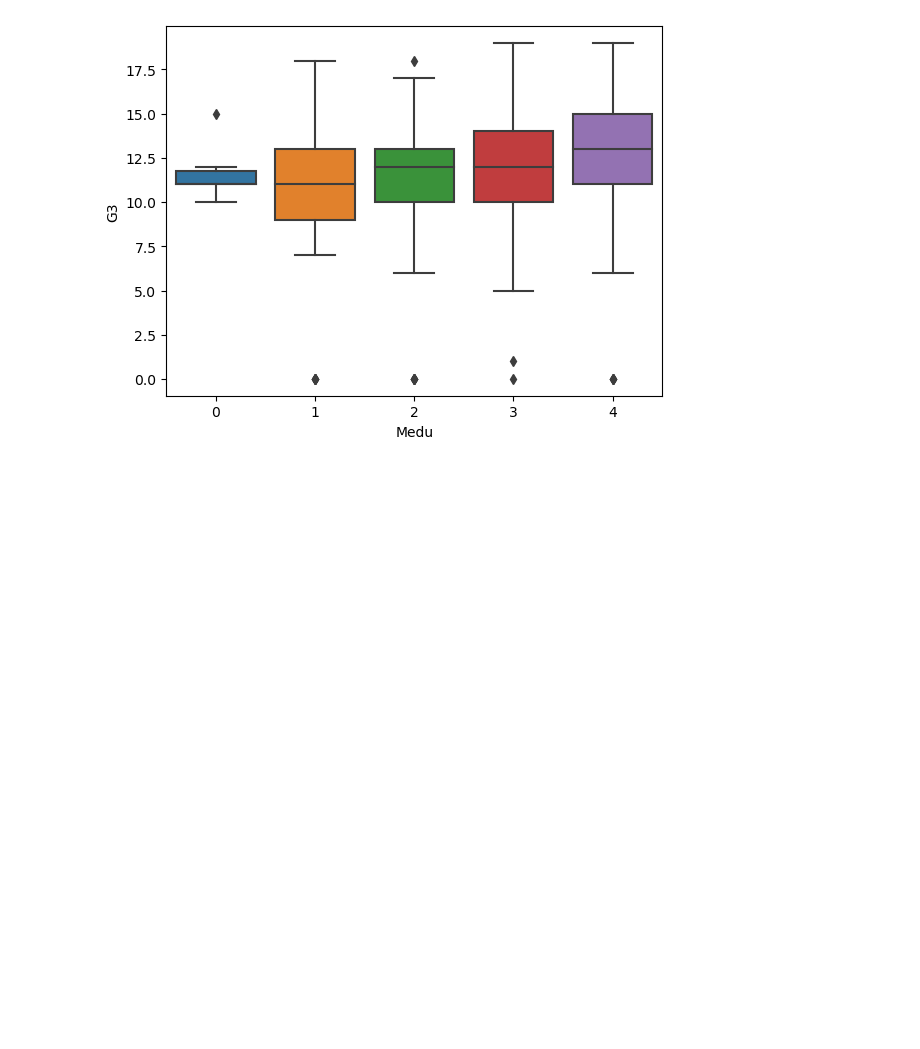
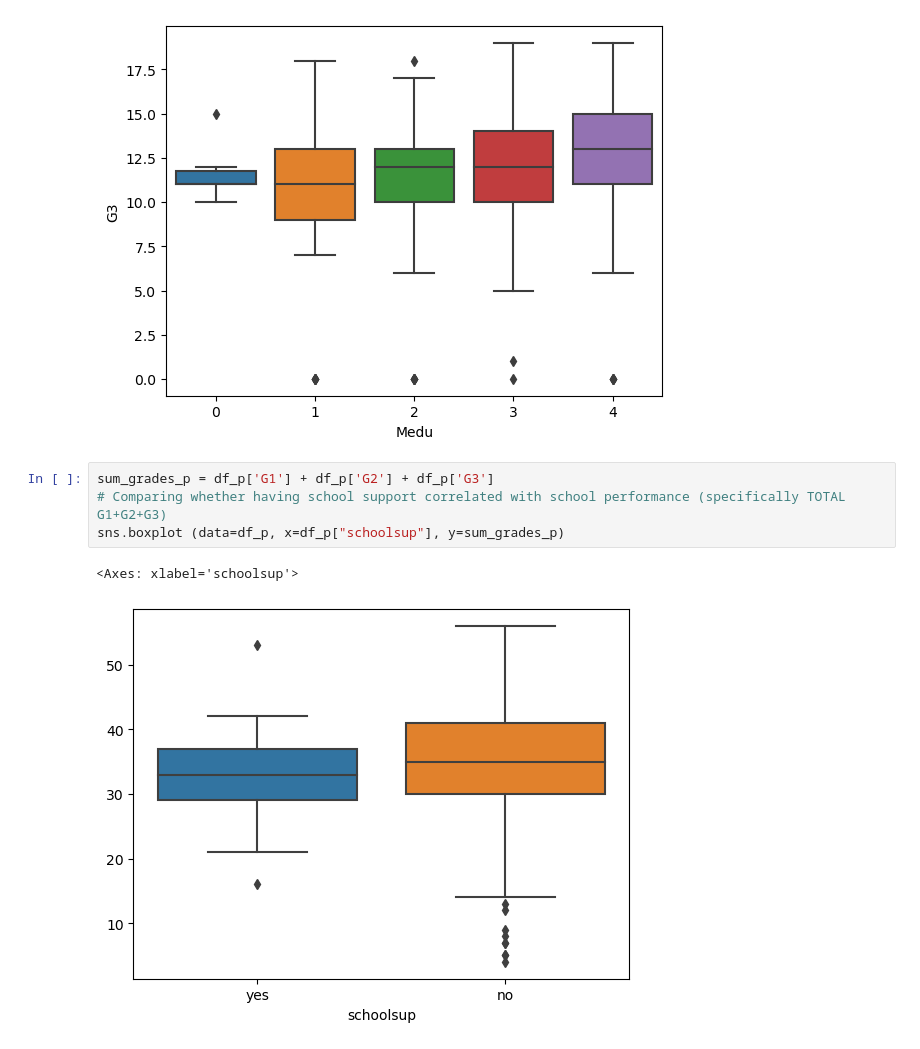
Before and after one commit to cshields164/end-of-phase1-project, a Jupyter notebook: code/01explore.ipynb, the cells around one changed output. Cells and saved outputs as stored; diff of their text form; blank space fills up the shorter version.

```diff
--- a/code/01explore.ipynb
+++ b/code/01explore.ipynb
@@ -515,3 +515,10 @@ sns.boxplot(data=df_p, y ='G3', x = 'Medu')
 # %% [output]
 <Axes: xlabel='Medu', ylabel='G3'>
 [figure]
+# %%
+sum_grades_p = df_p['G1'] + df_p['G2'] + df_p['G3']
+# Comparing whether having school support correlated with school performance (specifically TOTAL G1+G2+G3)
+sns.boxplot (data=df_p, x=df_p["schoolsup"], y=sum_grades_p)
+# %% [output]
+<Axes: xlabel='schoolsup'>
+[figure, added]
```
Also changed, not shown: parts of 1 cell of this notebook.
